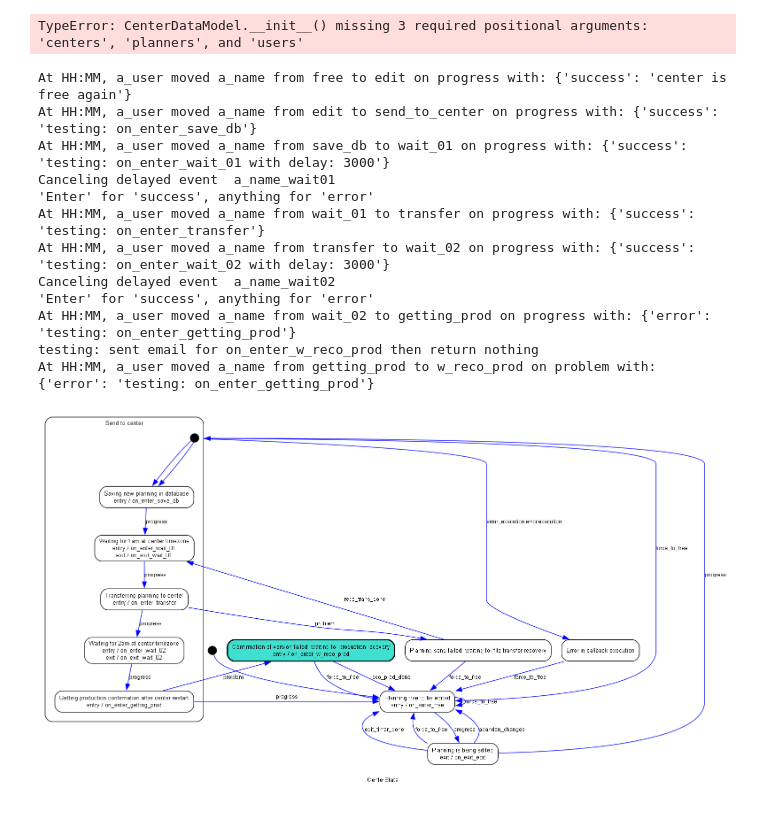
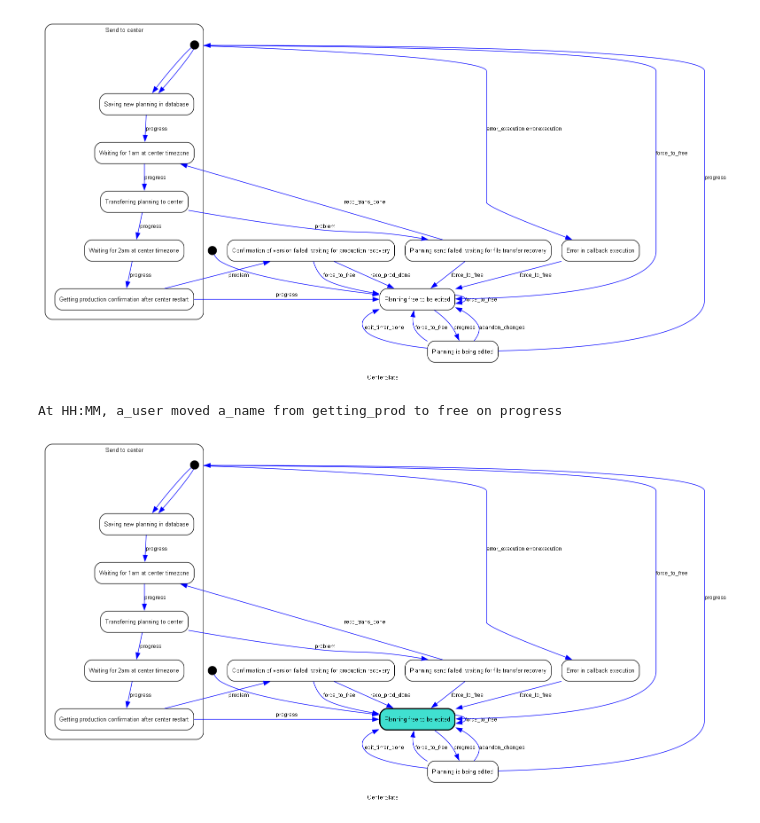
Before and after one commit to s66erge/entan-mkdocs, a Jupyter notebook: zanalysis.ipynb, the cells around one changed output. Cells and saved outputs as stored; diff of their text form; code cells hidden in the pictures.

```diff
--- a/zanalysis.ipynb
+++ b/zanalysis.ipynb
@@ -13,31 +13,35 @@ def show(sm):
     graph = sm._graph()
     graph.set_rankdir("TB")
     display(Image(graph.create_png()))
+
+class CenterDataModel():
+    def __init__(self, center_name, user=None):
+        self.center_name = center_name
+        # self.testing = testing
+        self.user = user
+        # self.sm = None
+        self.last_result = None   # result of the last operation on this machine
+        self.send_id = None # id of the delayed send for waiting states, to be able to cancel it if needed
+    def get_start_time(self):
+        return "HH:MM"
+    def get_user(self):
+        return "a_user"
+    # def add_machine(self, machine):
+    #     self.sm = machine
 # %%
-center_state = CenterDataModel(center_name="a_name", testing=True)
+center_state = CenterDataModel(center_name="a_name")
 sm = CenterState(model=center_state)
-center_state.add_machine(sm)
+#center_state.add_machine(sm)
 the_listener = HistoryListener(model=center_state)
 sm.add_listener(the_listener)
 show(sm)
 #sm
 # %% [output]
-TypeError: CenterDataModel.__init__() missing 3 required positional arguments: 'centers', 'planners', and 'users'
+[figure, added]
 # %%
 await sm.progress()
-await sm.progress()
+# await sm.progress()
 show(sm)
 # %% [output]
-At HH:MM, a_user moved a_name from free to edit on progress with: {'success': 'center is free again'}
-At HH:MM, a_user moved a_name from edit to send_to_center on progress with: {'success': 'testing: on_enter_save_db'}
-At HH:MM, a_user moved a_name from save_db to wait_01 on progress with: {'success': 'testing: on_enter_wait_01 with delay: 3000'}
-Canceling delayed event  a_name_wait01
-'Enter' for 'success', anything for 'error'
-At HH:MM, a_user moved a_name from wait_01 to transfer on progress with: {'success': 'testing: on_enter_transfer'}
-At HH:MM, a_user moved a_name from transfer to wait_02 on progress with: {'success': 'testing: on_enter_wait_02 with delay: 3000'}
-Canceling delayed event  a_name_wait02
-'Enter' for 'success', anything for 'error'
-At HH:MM, a_user moved a_name from wait_02 to getting_prod on progress with: {'error': 'testing: on_enter_getting_prod'}
-testing: sent email for on_enter_w_reco_prod then return nothing
-At HH:MM, a_user moved a_name from getting_prod to w_reco_prod on problem with: {'error': 'testing: on_enter_getting_prod'}
+At HH:MM, a_user moved a_name from getting_prod to free on progress
-[figure, old version]
+[figure, new version]
```
Also changed, not shown: 13 other files.
